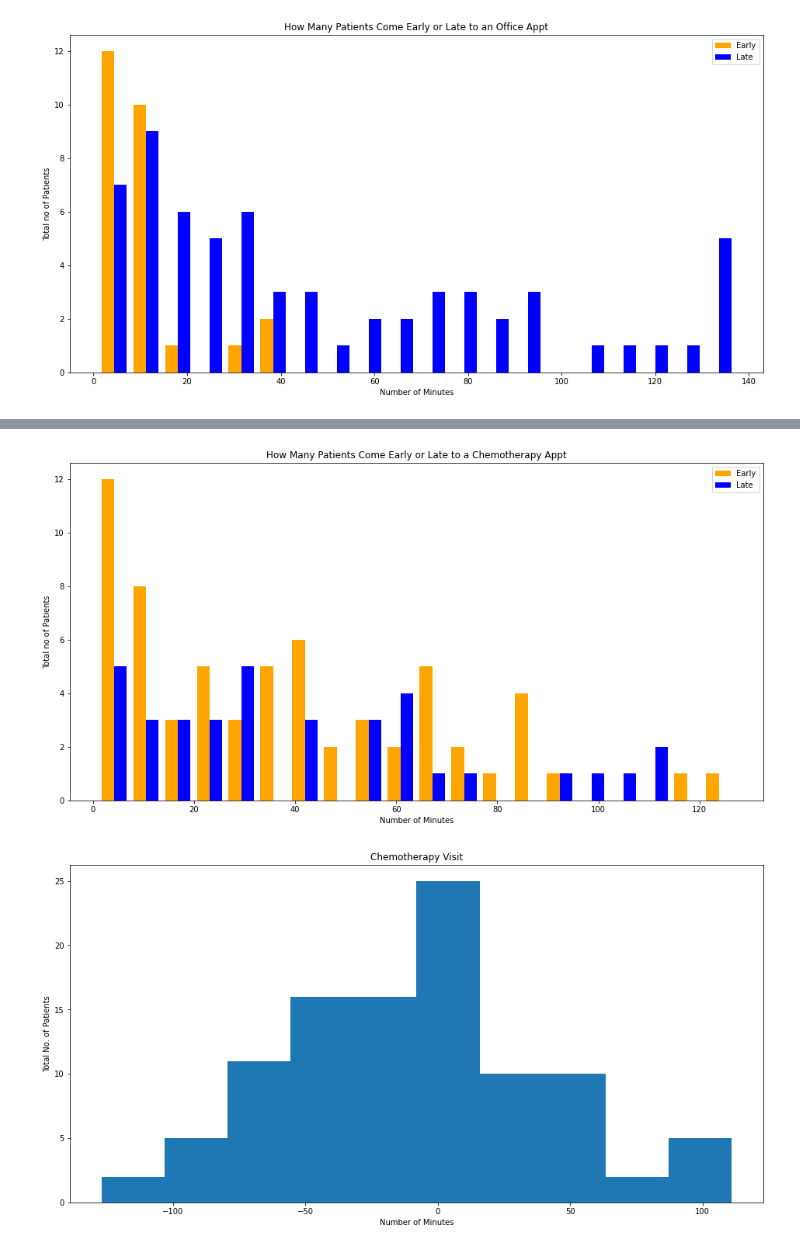
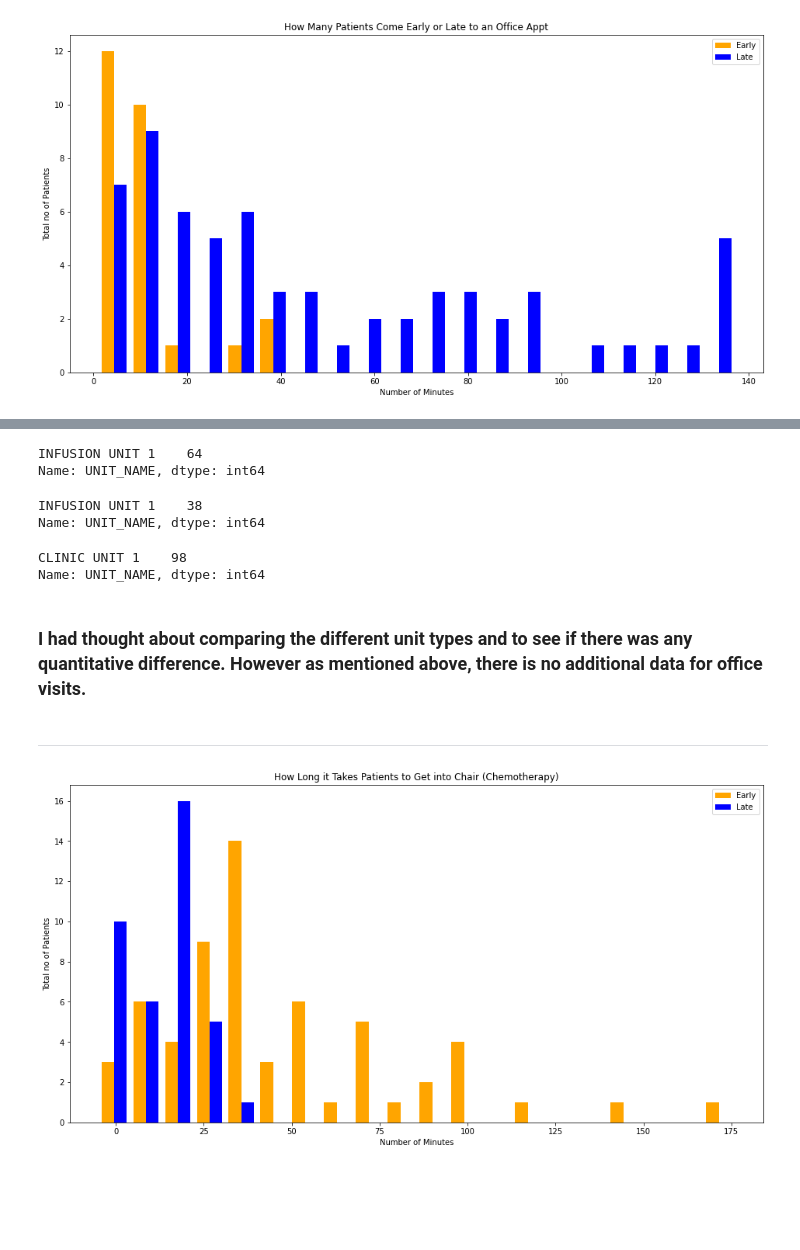
Before and after one commit to FahimaFarha/LeanTaas_Assignment, a Jupyter notebook: LeanTaas.ipynb, the cells around one changed output, grey strips where cells are left out. Cells and saved outputs as stored; diff of their text form; code cells hidden in the pictures; blank space fills up the shorter version.

```diff
--- a/LeanTaas.ipynb
+++ b/LeanTaas.ipynb
@@ -369,4 +318,5 @@ Data columns (total 15 columns):
 dtypes: datetime64[ns](5), float64(4), object(6)
 memory usage: 13.4+ KB
 # %%
-chemo_late = chemo.loc[chemo['CKIN_APPT_TIME']>0.0]
+chemo_late = chemo.loc[chemo['CKIN_APPT_TIME']>=0.0]
+chemo_late.info()
@@ -486,24 +477,28 @@ See the caveats in the documentation: https://pandas.pydata.org/pandas-docs/stab
+# %%
+chemo.UNIT_NAME.value_counts()
+# %% [output]
+INFUSION UNIT 1    64
+Name: UNIT_NAME, dtype: int64
+# %%
+non_chemo.UNIT_NAME.value_counts()
+# %% [output]
+INFUSION UNIT 1    38
+Name: UNIT_NAME, dtype: int64
+# %%
+office.UNIT_NAME.value_counts()
+# %% [output]
+CLINIC UNIT 1    98
+Name: UNIT_NAME, dtype: int64
+# %% [markdown]
+### I had thought about comparing the different unit types and to see if there was any quantitative difference. However as mentioned above, there is no additional data for office visits.
+# %% [markdown]
+-------
 # %%
-# create histogram comparing late and early arrivals
-
 plt.xlabel('Number of Minutes')
 plt.ylabel('Total no of Patients')
-plt.title('How Many Patients Come Early or Late to a Chemotherapy Appt')
-plt.hist([chemo_early.EARLY, chemo_late.CKIN_APPT_TIME], bins=20, color=['orange',
+plt.title('How Long it Takes Patients to Get into Chair (Chemotherapy)')
+plt.hist([chemo_early.TIC_CKIN, chemo_late.TIC_CKIN], bins=20, color=['orange',
                         'blue'], label = ['Early', 'Late'])
 plt.legend();
 # %% [output]
-[figure, old version]
+[figure, new version]
-# %%
-# Create histogram to determine the how late or early patients are coming in for their chemotherapy visit
-# and the total number of pts coming late/early
-
-
-
-
-plt.title('Chemotherapy Visit')
-plt.xlabel('Number of Minutes')
-plt.ylabel('Total No. of Patients')
-plt.hist(chemo.CKIN_APPT_TIME);
-# %% [output]
-[figure, removed]
```
Also changed, not shown: parts of 53 cells of this notebook.
